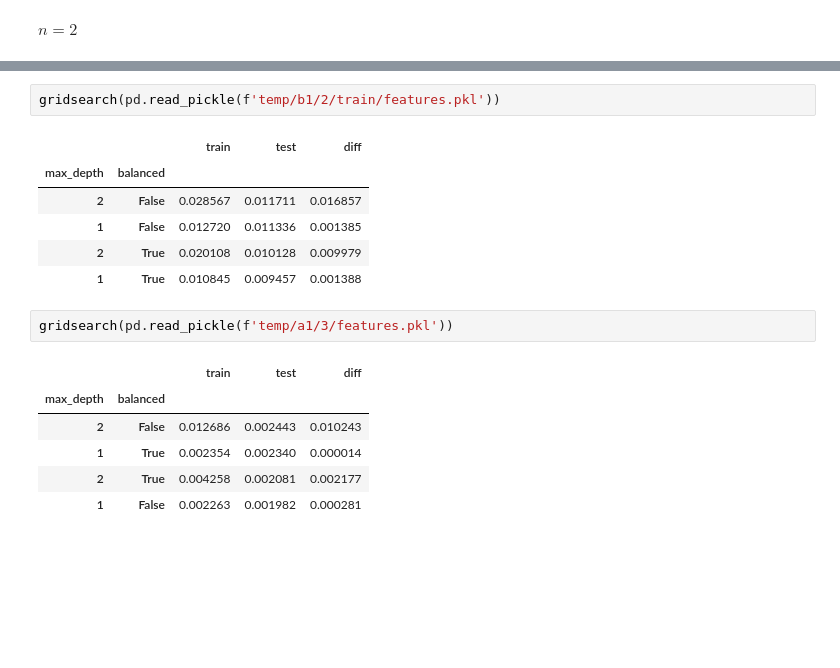
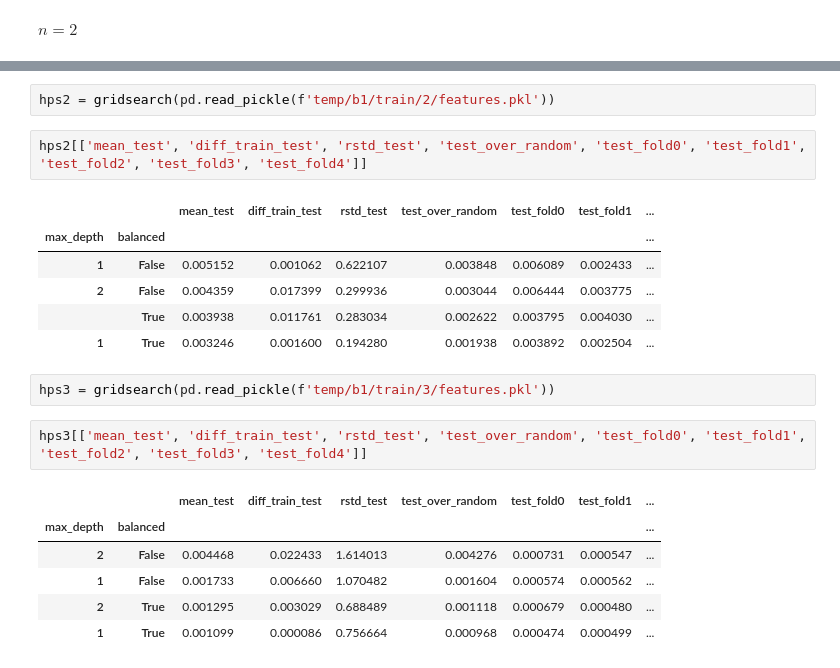
Before and after one commit to gerritjandebruin/CN2020, a Jupyter notebook: experiment_b1.ipynb, the cells around one changed output, grey strips where cells are left out. Cells and saved outputs as stored; diff of their text form; blank space fills up the shorter version.

```diff
--- a/experiment_b1.ipynb
+++ b/experiment_b1.ipynb
@@ -219,21 +230,25 @@ def report_performance(df: pd.DataFrame, random_state=1, max_depth=1, tree_metho
   y_pred = clf.predict_proba(X_test)[:,1]
   return average_precision_score(y_test, y_pred), roc_auc_score(y_test, y_pred)
 # %%
-gridsearch(pd.read_pickle(f'temp/b1/2/train/features.pkl'))
+hps2 = gridsearch(pd.read_pickle(f'temp/b1/train/2/features.pkl'))
-# %% [output]
-|  |  | train | test | diff |
-| max_depth | balanced |  |  |  |
-| 2 | False | 0.028567 | 0.011711 | 0.016857 |
-| 1 | False | 0.012720 | 0.011336 | 0.001385 |
-| 2 | True | 0.020108 | 0.010128 | 0.009979 |
-| 1 | True | 0.010845 | 0.009457 | 0.001388 |
+# %%
+hps2[['mean_test', 'diff_train_test', 'rstd_test', 'test_over_random', 'test_fold0', 'test_fold1', 'test_fold2', 'test_fold3', 'test_fold4']]
+# %% [output]
+|  |  | mean_test | diff_train_test | rstd_test | test_over_random | test_fold0 | test_fold1 | ... |
+| max_depth | balanced |  |  |  |  |  |  | ... |
+| 1 | False | 0.005152 | 0.001062 | 0.622107 | 0.003848 | 0.006089 | 0.002433 | ... |
+| 2 | False | 0.004359 | 0.017399 | 0.299936 | 0.003044 | 0.006444 | 0.003775 | ... |
+|  | True | 0.003938 | 0.011761 | 0.283034 | 0.002622 | 0.003795 | 0.004030 | ... |
+| 1 | True | 0.003246 | 0.001600 | 0.194280 | 0.001938 | 0.003892 | 0.002504 | ... |
 # %%
-gridsearch(pd.read_pickle(f'temp/a1/3/features.pkl'))
+hps3 = gridsearch(pd.read_pickle(f'temp/b1/train/3/features.pkl'))
-# %% [output]
-|  |  | train | test | diff |
-| max_depth | balanced |  |  |  |
-| 2 | False | 0.012686 | 0.002443 | 0.010243 |
-| 1 | True | 0.002354 | 0.002340 | 0.000014 |
-| 2 | True | 0.004258 | 0.002081 | 0.002177 |
-| 1 | False | 0.002263 | 0.001982 | 0.000281 |
+# %%
+hps3[['mean_test', 'diff_train_test', 'rstd_test', 'test_over_random', 'test_fold0', 'test_fold1', 'test_fold2', 'test_fold3', 'test_fold4']]
+# %% [output]
+|  |  | mean_test | diff_train_test | rstd_test | test_over_random | test_fold0 | test_fold1 | ... |
+| max_depth | balanced |  |  |  |  |  |  | ... |
+| 2 | False | 0.004468 | 0.022433 | 1.614013 | 0.004276 | 0.000731 | 0.000547 | ... |
+| 1 | False | 0.001733 | 0.006660 | 1.070482 | 0.001604 | 0.000574 | 0.000562 | ... |
+| 2 | True | 0.001295 | 0.003029 | 0.688489 | 0.001118 | 0.000679 | 0.000480 | ... |
+| 1 | True | 0.001099 | 0.000086 | 0.756664 | 0.000968 | 0.000474 | 0.000499 | ... |
 # %%
```
Also changed, not shown: parts of 10 cells of this notebook, 4 other files.
